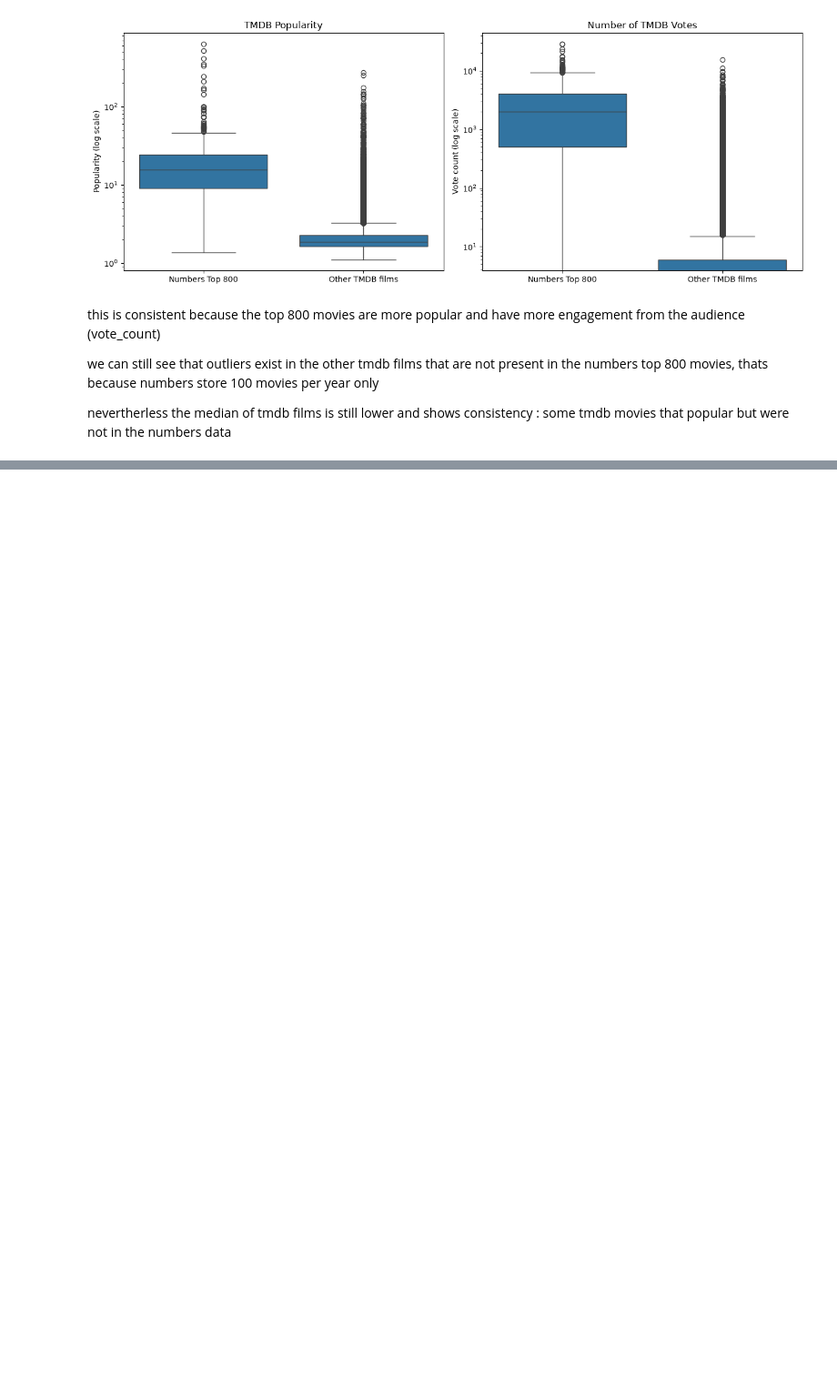
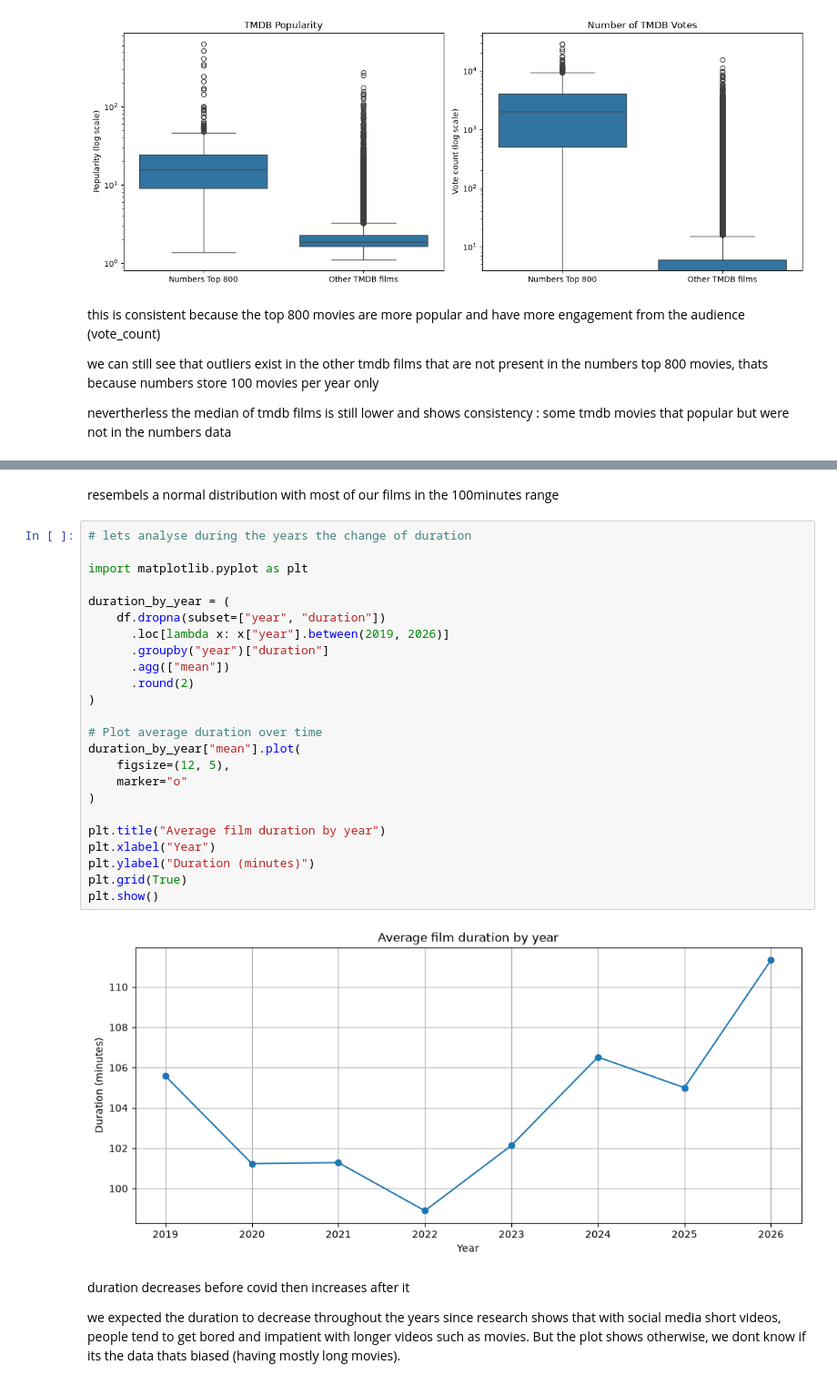
Before and after one commit to sarahmoussaoui/Data-Mining-Movies-Project, a Jupyter notebook: src/eda/box_office_tmdb_numbers.ipynb, the cells around one changed output, grey strips where cells are left out. Shown at 91% size. Cells and saved outputs as stored; diff of their text form; blank space fills up the shorter version.

```diff
--- a/src/eda/box_office_tmdb_numbers.ipynb
+++ b/src/eda/box_office_tmdb_numbers.ipynb
@@ -438,0 +502,32 @@ nevertherless the median of tmdb films is still lower and shows consistency : so
+# %% [markdown]
+resembels a normal distribution with most of our films in the 100minutes range
+# %%
+# lets analyse during the years the change of duration
+
+import matplotlib.pyplot as plt
+
+duration_by_year = (
+    df.dropna(subset=["year", "duration"])
+      .loc[lambda x: x["year"].between(2019, 2026)]
+      .groupby("year")["duration"]
+      .agg(["mean"])
+      .round(2)
+)
+
+# Plot average duration over time
+duration_by_year["mean"].plot(
+    figsize=(12, 5),
+    marker="o"
+)
+
+plt.title("Average film duration by year")
+plt.xlabel("Year")
+plt.ylabel("Duration (minutes)")
+plt.grid(True)
+plt.show()
+# %% [output]
+[figure, added]
+# %% [markdown]
+duration decreases before covid then increases after it
+
+we expected the duration to decrease throughout the years since research shows that with social media short videos, people tend to get bored and impatient with longer videos such as movies. But the plot shows otherwise, we dont know if its the data thats biased (having mostly long movies).
```
Also changed, not shown: parts of 4 cells of this notebook.
